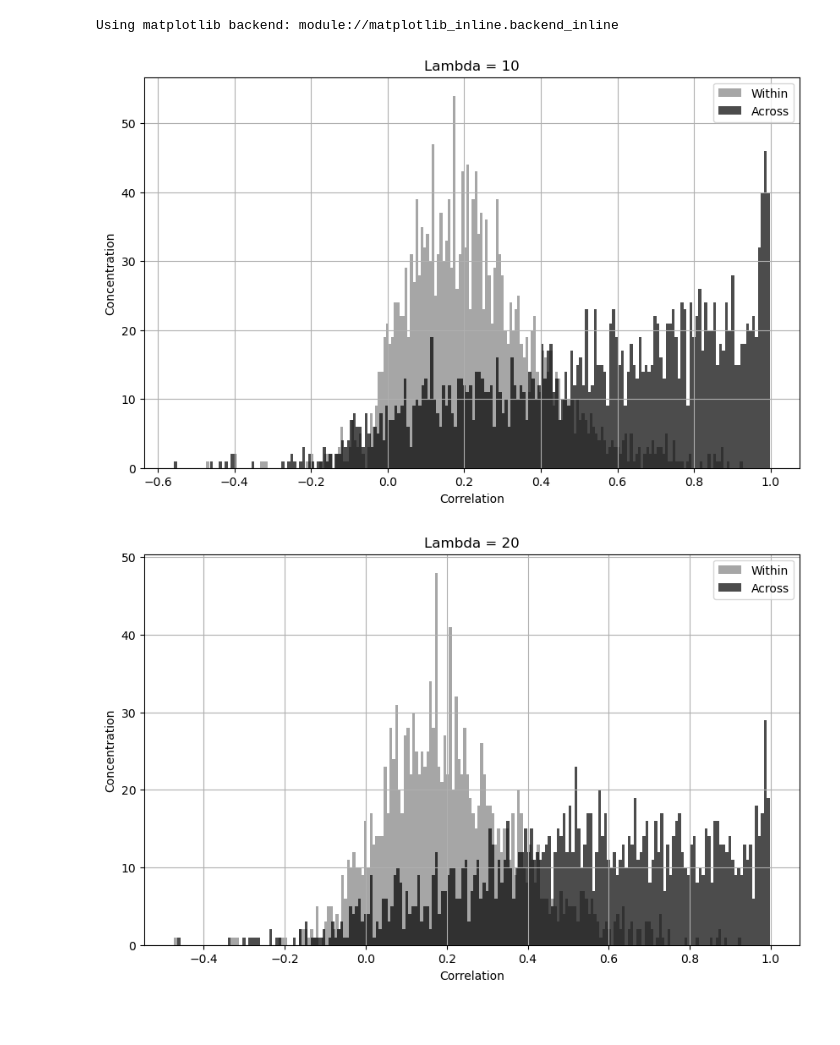
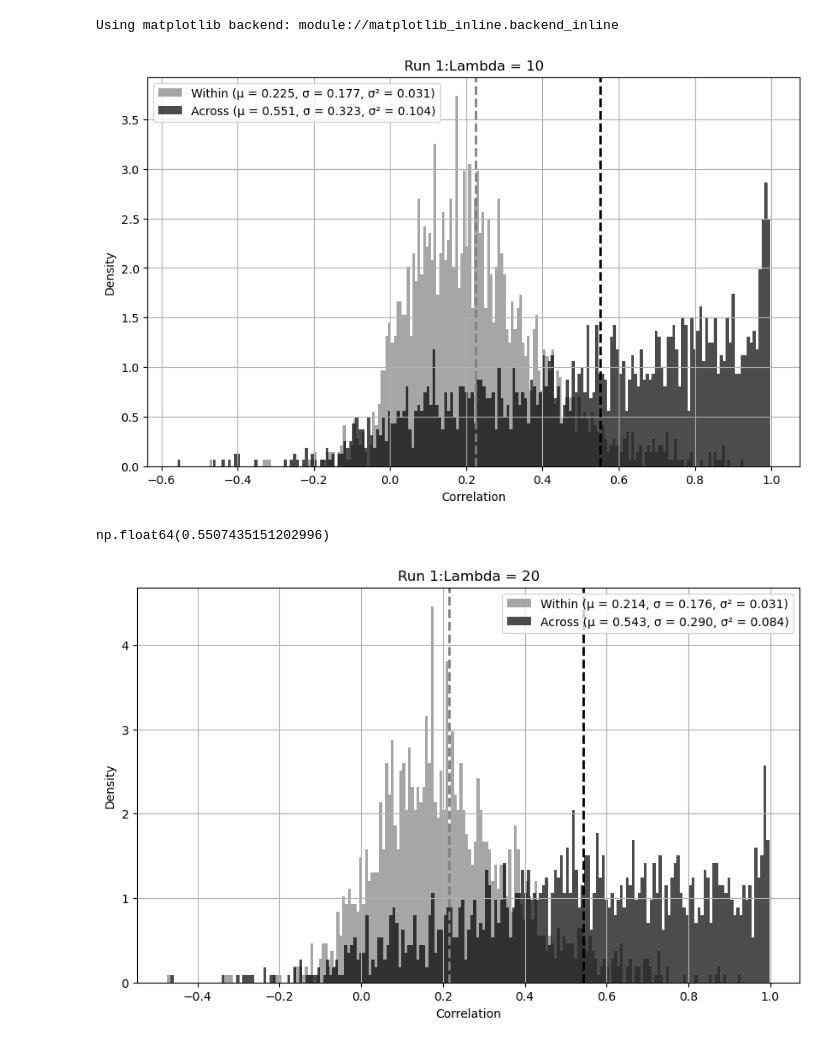
Before and after one commit to sarahbethea/supereeg_KS, a Jupyter notebook: code_hellgate/notebooks/recon_correlation.ipynb, the cells around one changed output. Drawn from its saved outputs; the diff is of its cells as text; code cells hidden in the pictures; blank space fills up the shorter version.

```diff
--- a/code_hellgate/notebooks/recon_correlation.ipynb
+++ b/code_hellgate/notebooks/recon_correlation.ipynb
@@ -20,57 +21,88 @@ for i in range(len(within_files_10)):
     load = np.load(within_files_10[i])
     within_data_10[i] = load["corrs"]
 
+within_10_mean = np.mean(within_data_10)
+within_10_std = np.std(within_data_10)
+within_10_var = np.var(within_data_10)
+'''x_within = np.linspace(min(within_data_10), max(within_data_10), 100)
+pdf_within = stats.norm.pdf(x_within,within_10_mean,within_10_std)'''
+
+
 across_data_10 = np.zeros(len(across_files_10))
 for i in range(len(across_files_10)):
     load = np.load(across_files_10[i])
     across_data_10[i] = load["corrs"]
 
+across_10_mean = np.mean(across_data_10)
+across_10_std = np.std(across_data_10)
+across_10_var = np.var(across_data_10)
+'''x_across = np.linspace(min(across_data_10), max(across_data_10), 100)
+pdf_across = stats.t.pdf(x_across,*stats.t.fit(across_data_10))'''
+
 
 fig, ax = plt.subplots(1,figsize=(10,6))
 
-ax.hist(within_data_10,bins=200,color="grey",alpha=0.7,label="Within")
-ax.hist(across_data_10,bins=200,color="black",alpha=0.7,label="Across")
+ax.hist(within_data_10,bins=200,density=True,color="grey",alpha=0.7,label=f"Within (μ = {within_10_mean:.3f}, σ = {within_10_std:.3f}, σ² = {within_10_var:.3f})")
+ax.axvline(within_10_mean, color="grey", linestyle="--", linewidth=2)
+#ax.plot(x_within,pdf_within,color="grey")
+ax.hist(across_data_10, density= True,bins=200,color="black",alpha=0.7,label=f"Across (μ = {across_10_mean:.3f}, σ = {across_10_std:.3f}, σ² = {across_10_var:.3f})")
+ax.axvline(across_10_mean, color="black", linestyle="--", linewidth=2)
+#ax.plot(x_across,pdf_across,color="black")
 
 ax.set_xlabel("Correlation")
-ax.set_ylabel("Concentration")
-ax.set_title("Lambda = 10")
+ax.set_ylabel("Density")
+ax.set_title("Run 1:Lambda = 10")
 ax.legend()
 ax.grid()
 # %% [output]
-[figure, old version]
+[figure, new version]
+# %%
+across_data_10.shape[0] + within_data_10.shape[0]
+np.mean(across_data_10)
+# %% [output]
+np.float64(0.5507435151202996)
 # %%
 results_path = "/home/josecs/miniconda3/envs/supereeg_env/data/npz_cluster/results_20/raw_recon"
 
 within_files = glob.glob(os.path.join(results_path, "*within*"))
 
 all_files = glob.glob(os.path.join(results_path, "*"))
 across_files = [f for f in all_files if "within" not in os.path.basename(f)]
 
 
 within_data = np.zeros(len(within_files))
 for i in range(len(within_files)):
     load = np.load(within_files[i])
     within_data[i] = load["corrs"]
 
+within_20_mean = np.mean(within_data)
+within_20_std = np.std(within_data)
+within_20_var = np.var(within_data)
 
 across_data = np.zeros(len(across_files))
 for i in range(len(across_files)):
     load = np.load(across_files[i])
     across_data[i] = load["corrs"]
 
+across_20_mean = np.mean(across_data)
+across_20_std = np.std(across_data)
+across_20_var = np.var(across_data)
+
 
 fig, ax = plt.subplots(1,figsize=(10,6))
 
-ax.hist(within_data,bins=200,color="grey",alpha=0.7,label="Within")
-ax.hist(across_data,bins=200,color="black",alpha=0.7,label="Across")
+ax.hist(within_data,bins=200,density=True,color="grey",alpha=0.7,label= f"Within (μ = {within_20_mean:.3f}, σ = {within_20_std:.3f}, σ² = {within_20_var:.3f})")
+ax.axvline(within_20_mean, color="grey", linestyle="--", linewidth=2)
+ax.hist(across_data,bins=200,density=True,color="black",alpha=0.7,label=f"Across (μ = {across_20_mean:.3f}, σ = {across_20_std:.3f}, σ² = {across_20_var:.3f})")
+ax.axvline(across_20_mean, color="black", linestyle="--", linewidth=2)
 
 ax.set_xlabel("Correlation")
-ax.set_ylabel("Concentration")
-ax.set_title("Lambda = 20")
+ax.set_ylabel("Density")
+ax.set_title("Run 1:Lambda = 20")
 ax.legend()
 ax.grid()
 # %% [output]
-[figure, old version]
+[figure, new version]
 # %%
 results_path_30 = "/home/josecs/miniconda3/envs/supereeg_env/data/npz_cluster/results_30/raw_recon"
 
```
Also changed, not shown: parts of 6 cells of this notebook, 38 other files.
